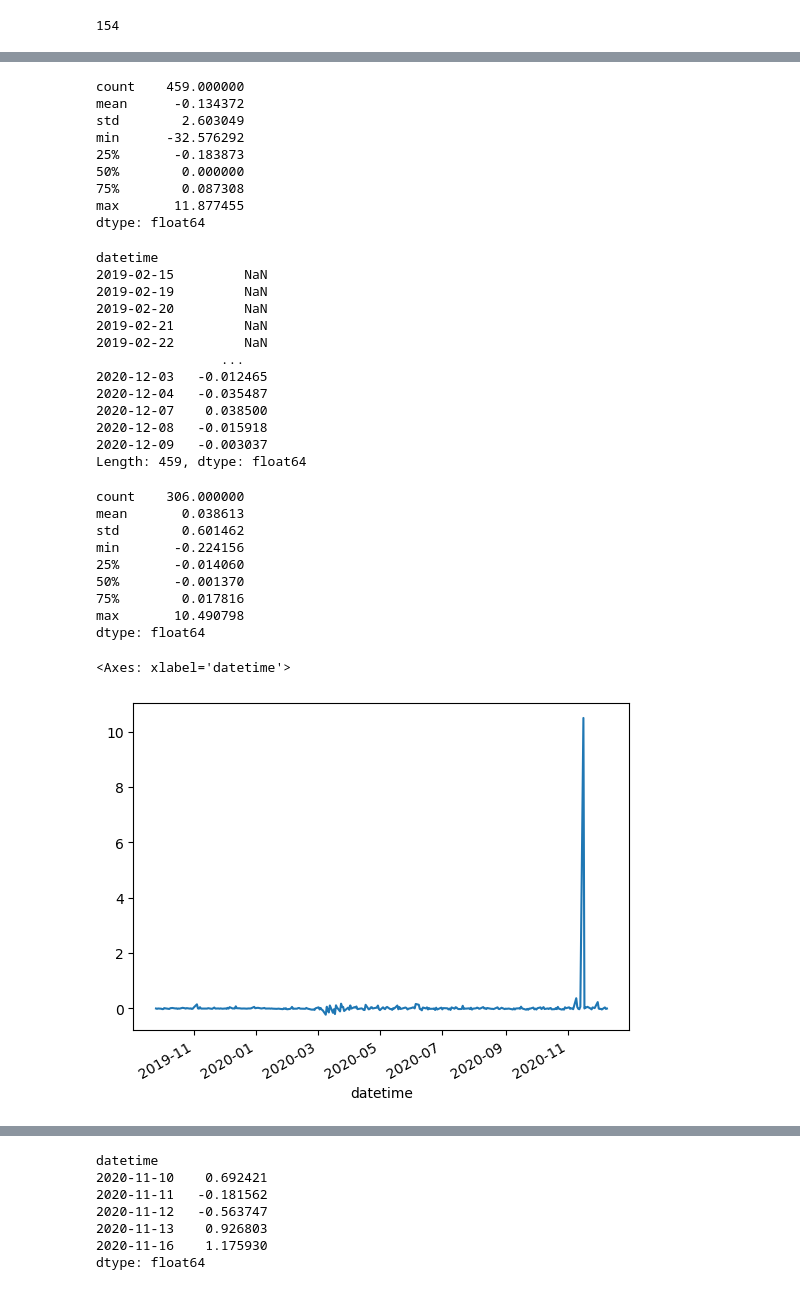
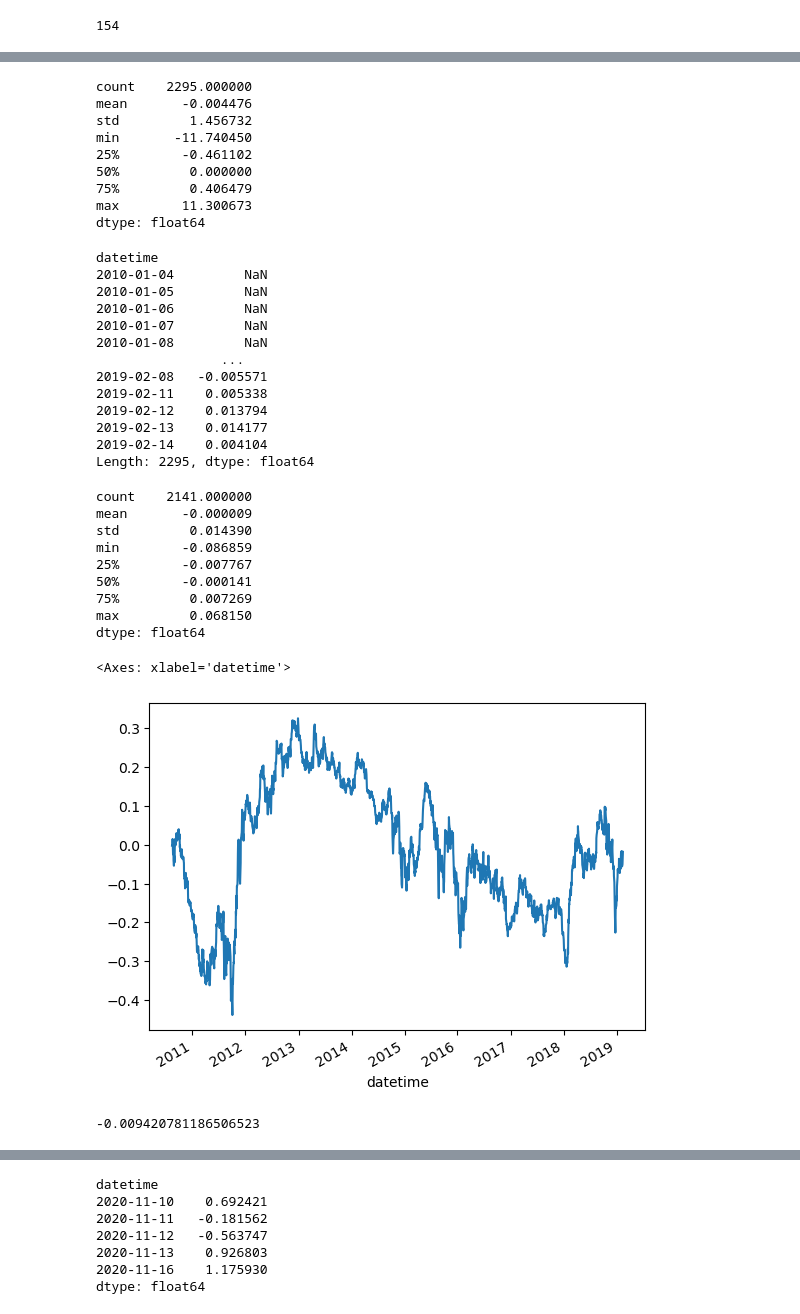
Before and after one commit to tuandq-cs/trading, a Jupyter notebook: experiment.ipynb, the cells around one changed output, grey strips where cells are left out. Cells and saved outputs as stored; diff of their text form; code cells hidden in the pictures.

```diff
--- a/experiment.ipynb
+++ b/experiment.ipynb
@@ -282,5 +283,5 @@ halflife
 # %%
-price = validation_data
+price = train_data
 # %%
 price
 # %% [output]
@@ -404,46 +405,51 @@ pnl = pnl.sum(axis=1)
 # %%
 pnl.describe()
 # %% [output]
-count    459.000000
-mean      -0.134372
-std        2.603049
-min      -32.576292
-25%       -0.183873
-50%        0.000000
-75%        0.087308
-max       11.877455
+count    2295.000000
+mean       -0.004476
+std         1.456732
+min       -11.740450
+25%        -0.461102
+50%         0.000000
+75%         0.406479
+max        11.300673
 dtype: float64
 # %%
-ret = pnl / positions.sum(axis=1).abs()
+ret = pnl / positions.shift(1).sum(axis=1).abs()
 ret
 # %% [output]
 datetime
-2019-02-15         NaN
-2019-02-19         NaN
-2019-02-20         NaN
-2019-02-21         NaN
-2019-02-22         NaN
+2010-01-04         NaN
+2010-01-05         NaN
+2010-01-06         NaN
+2010-01-07         NaN
+2010-01-08         NaN
                 ...
-2020-12-03   -0.012465
-2020-12-04   -0.035487
-2020-12-07    0.038500
-2020-12-08   -0.015918
-2020-12-09   -0.003037
-Length: 459, dtype: float64
+2019-02-08   -0.005571
+2019-02-11    0.005338
+2019-02-12    0.013794
+2019-02-13    0.014177
+2019-02-14    0.004104
+Length: 2295, dtype: float64
 # %%
 ret.describe()
 # %% [output]
-count    306.000000
-mean       0.038613
-std        0.601462
-min       -0.224156
-25%       -0.014060
-50%       -0.001370
-75%        0.017816
-max       10.490798
+count    2141.000000
+mean       -0.000009
+std         0.014390
+min        -0.086859
+25%        -0.007767
+50%        -0.000141
+75%         0.007269
+max         0.068150
 dtype: float64
 # %%
-ret.plot()
+ret.cumsum().plot()
 # %% [output]
 <Axes: xlabel='datetime'>
-[figure, old version]
+[figure, new version]
+# %%
+sharp_ratio = math.sqrt(252)*ret.mean()/ret.std()
+sharp_ratio
+# %% [output]
+-0.009420781186506523
```
Also changed, not shown: parts of 20 cells of this notebook.
